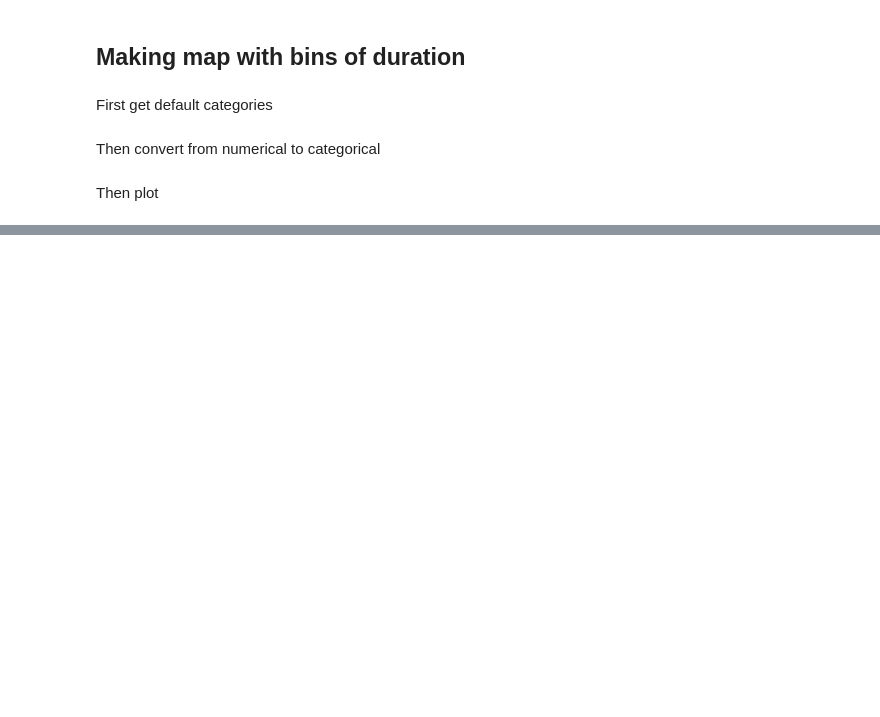
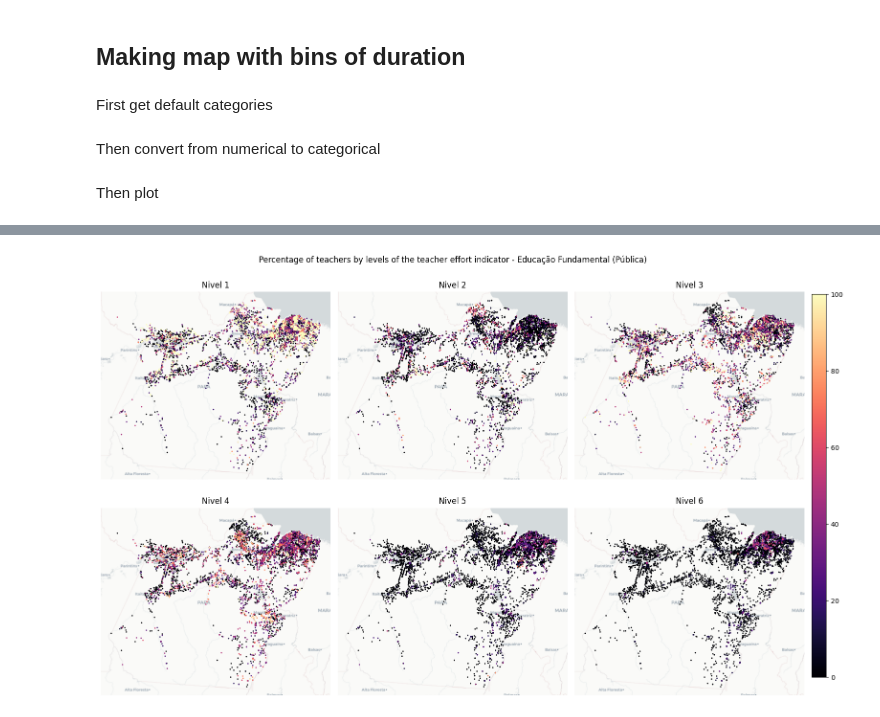
Before and after one commit to EL-BID/edu-brazil, a Jupyter notebook: 4_1_ParaAccessibilityModel.ipynb, the cells around one changed output, grey strips where cells are left out. Drawn from its saved outputs; the diff is of its cells as text; code cells hidden in the pictures; blank space fills up the shorter version.

```diff
--- a/4_1_ParaAccessibilityModel.ipynb
+++ b/4_1_ParaAccessibilityModel.ipynb
@@ -267,0 +683,19 @@ up.routing.stop_osrm_server("norte", "south-america_brazil", "car")
+# %%
+qt_students_fund
+qt_teachers_fund
+qt_classes_fun
+postfix = ["_FUND", "_FUND_AI", "_FUND_AF"]
+
+for i in range(len(qt_students_fund)):
+    filtered_schools[f"students_per_professor{postfix[i]}"] = (
+        filtered_schools[qt_students_fund[i]] / filtered_schools[qt_teachers_fund[i]]
+    )
+    filtered_schools[f"students_per_class{postfix[i]}"] = (
+        filtered_schools[qt_students_fund[i]] / filtered_schools[qt_classes_fun[i]]
+    )
+# %%
+rename_indicators = {col: f"IED_NIV_{col.split('_')[-1]}_FUND" for col in ied_fun}
+rename_indicators[mat_fun] = "MAT_FUND"
+# %%
+# Rename columns
+filtered_schools = filtered_schools.rename(columns=rename_indicators)
@@ -267,0 +764,26 @@ up.routing.stop_osrm_server("norte", "south-america_brazil", "car")
+# %%
+fig, axes = plt.subplots(2, 3, figsize=(15, 10), sharex=True, sharey=True)
+fig.suptitle(
+    "Percentage of teachers by levels of the teacher effort indicator - Educação Fundamental (Pública)"
+)
+
+# Create a single axes for the colorscale
+cax = fig.add_axes([1, 0.1, 0.02, 0.8])
+
+for i in range(6):
+    ax = axes[i // 3, i % 3]
+    filtered_schools.sort_values(f"IED_NIV_{i+1}_FUND").plot(
+        f"IED_NIV_{i+1}_FUND", legend=True, ax=ax, cax=cax, markersize=1, cmap="magma"
+    )
+    ax.set_title(f"Nivel {i+1}")
+    ax.set_axis_off()
+    ctx.add_basemap(
+        ax,
+        crs=filtered_schools.crs.to_string(),
+        source=ctx.providers.CartoDB.Positron,
+        attribution=False,
+    )
+
+plt.tight_layout()
+# %% [output]
+[figure, added]
```
Also changed, not shown: parts of 93 cells of this notebook, 8 other files.
